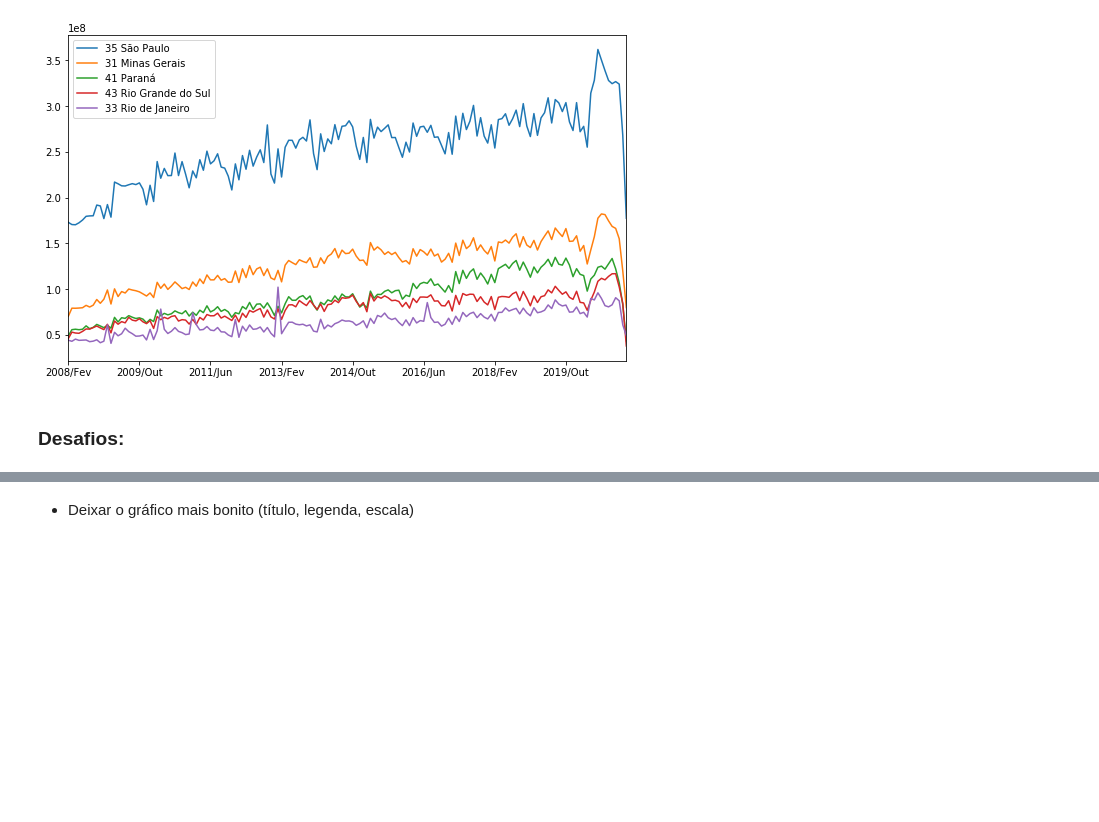
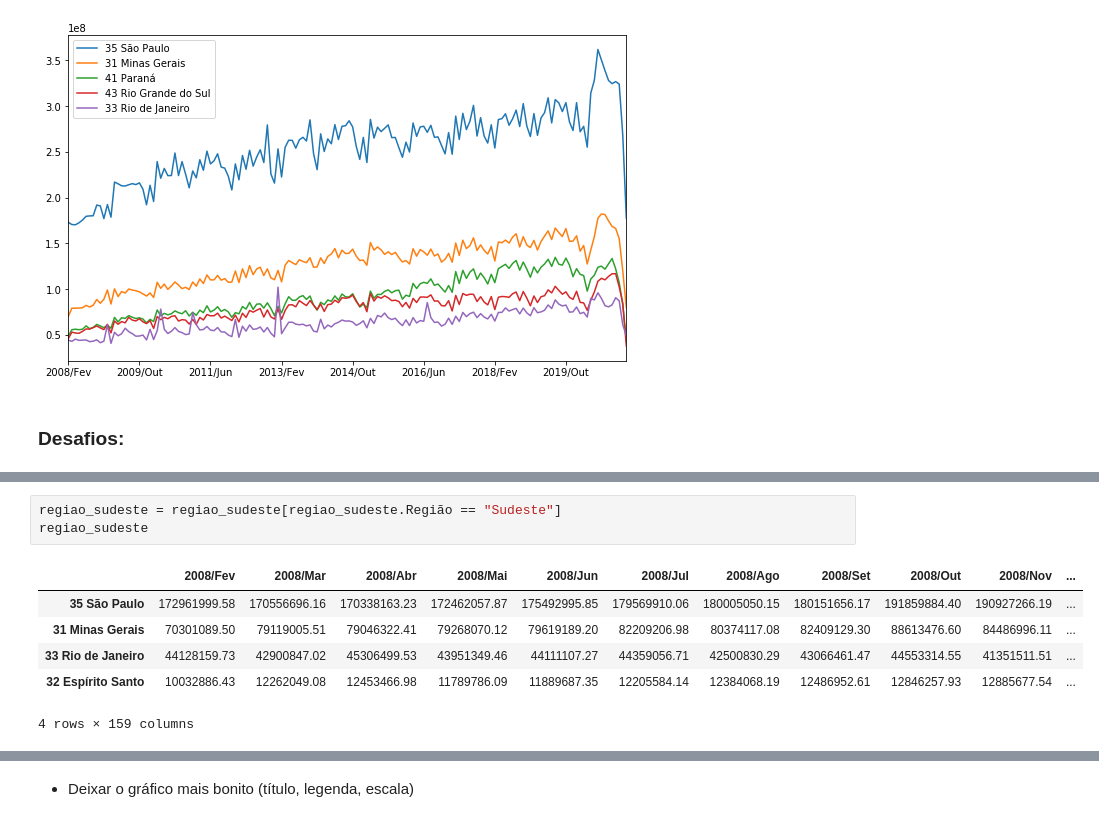
Before and after one commit to bibianaprevedello/Bootcamp-Alura, a Jupyter notebook: Módulo 01 - Python e Pandas para Análise de Dados Reais.ipynb, the cells around one changed output, grey strips where cells are left out. Cells and saved outputs as stored; diff of their text form; blank space fills up the shorter version.

```diff
--- a/Módulo 01 - Python e Pandas para Análise de Dados Reais.ipynb
+++ b/Módulo 01 - Python e Pandas para Análise de Dados Reais.ipynb
@@ -467,0 +499,10 @@ ordenado_por_total.head(5).T.plot(figsize=(10,6))
+# %%
+regiao_sudeste = regiao_sudeste[regiao_sudeste.Região == "Sudeste"]
+regiao_sudeste
+# %% [output]
+|  | 2008/Fev | 2008/Mar | 2008/Abr | 2008/Mai | 2008/Jun | 2008/Jul | 2008/Ago | 2008/Set | 2008/Out | 2008/Nov | ... |
+| 35 São Paulo | 172961999.58 | 170556696.16 | 170338163.23 | 172462057.87 | 175492995.85 | 179569910.06 | 180005050.15 | 180151656.17 | 191859884.40 | 190927266.19 | ... |
+| 31 Minas Gerais | 70301089.50 | 79119005.51 | 79046322.41 | 79268070.12 | 79619189.20 | 82209206.98 | 80374117.08 | 82409129.30 | 88613476.60 | 84486996.11 | ... |
+| 33 Rio de Janeiro | 44128159.73 | 42900847.02 | 45306499.53 | 43951349.46 | 44111107.27 | 44359056.71 | 42500830.29 | 43066461.47 | 44553314.55 | 41351511.51 | ... |
+| 32 Espírito Santo | 10032886.43 | 12262049.08 | 12453466.98 | 11789786.09 | 11889687.35 | 12205584.14 | 12384068.19 | 12486952.61 | 12846257.93 | 12885677.54 | ... |
+4 rows × 159 columns
```
Also changed, not shown: parts of 5 cells of this notebook.
